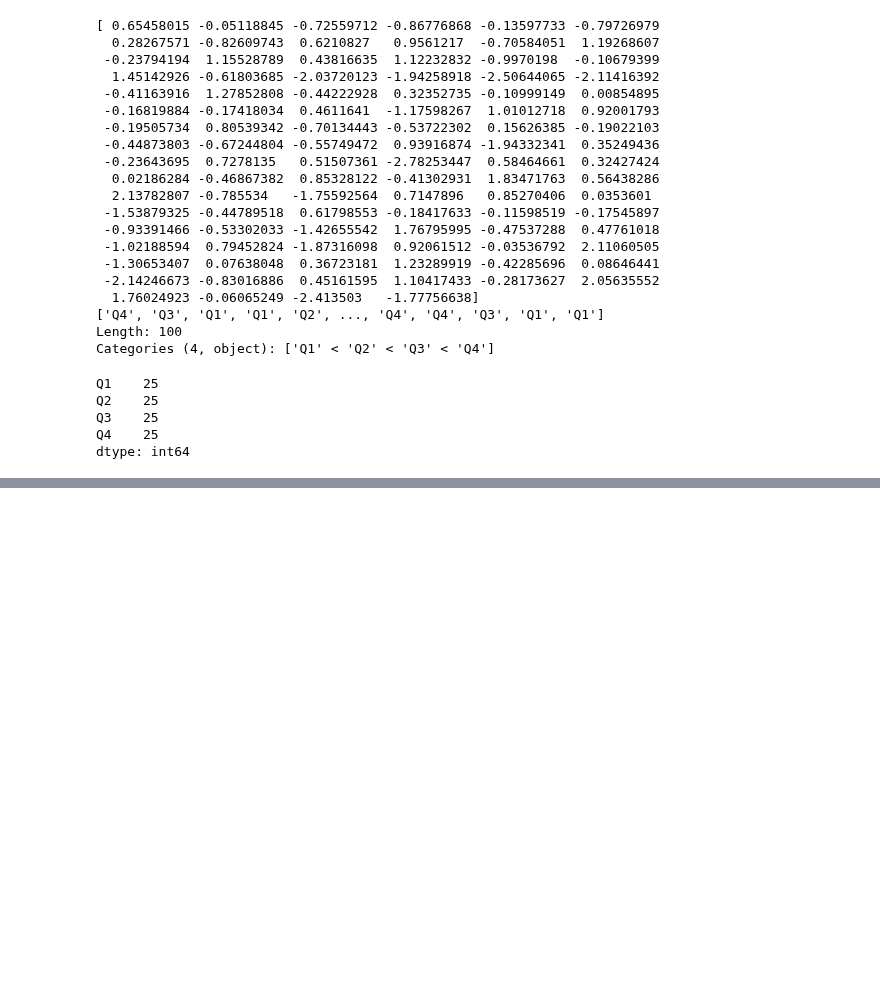
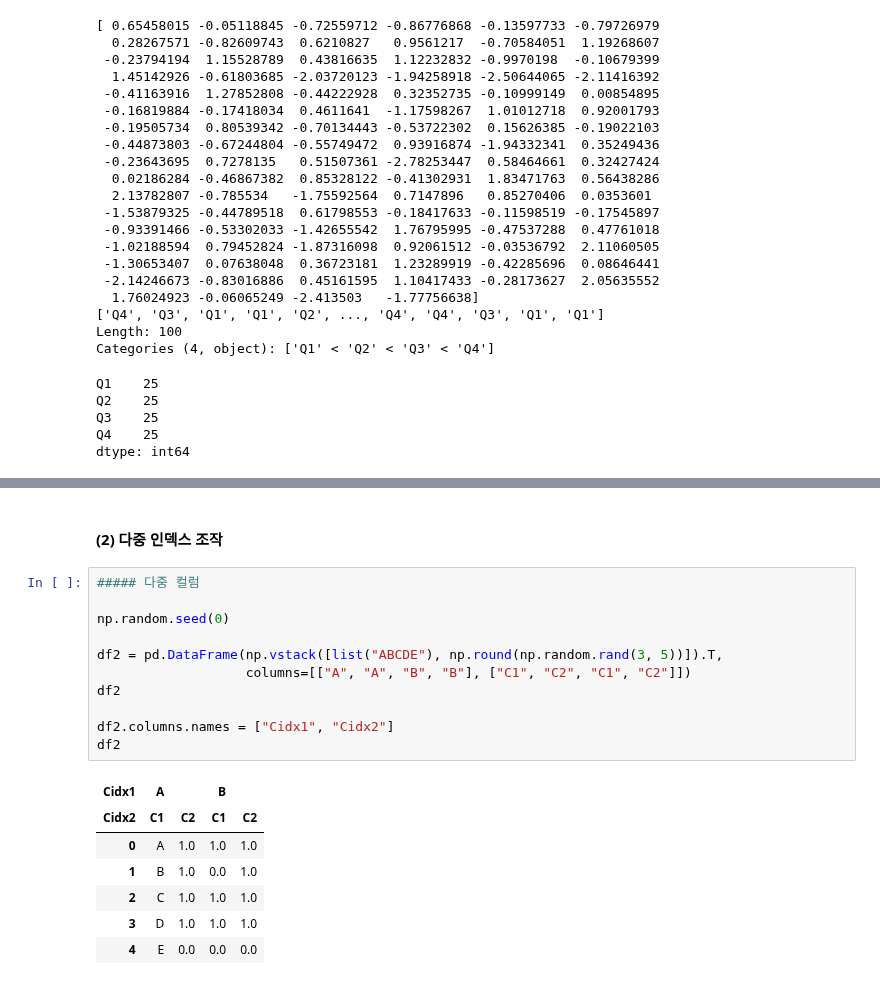
Before and after one commit to NikeLee/pythonwork, a Jupyter notebook: analysis/2_pandas.ipynb, the cells around one changed output, grey strips where cells are left out. Drawn from its saved outputs; the diff is of its cells as text; blank space fills up the shorter version.

```diff
--- a/analysis/2_pandas.ipynb
+++ b/analysis/2_pandas.ipynb
@@ -1072,0 +1122,21 @@ dtype: int64
+# %% [markdown]
+#### (2) 다중 인덱스 조작
+# %%
+##### 다중 컬럼
+
+np.random.seed(0)
+
+df2 = pd.DataFrame(np.vstack([list("ABCDE"), np.round(np.random.rand(3, 5))]).T,
+                   columns=[["A", "A", "B", "B"], ["C1", "C2", "C1", "C2"]])
+df2
+
+df2.columns.names = ["Cidx1", "Cidx2"]
+df2
+# %% [output]
+| Cidx1 | A |  | B |  |
+| Cidx2 | C1 | C2 | C1 | C2 |
+| 0 | A | 1.0 | 1.0 | 1.0 |
+| 1 | B | 1.0 | 0.0 | 1.0 |
+| 2 | C | 1.0 | 1.0 | 1.0 |
+| 3 | D | 1.0 | 1.0 | 1.0 |
+| 4 | E | 0.0 | 0.0 | 0.0 |
```
Also changed, not shown: parts of 10 cells of this notebook.
